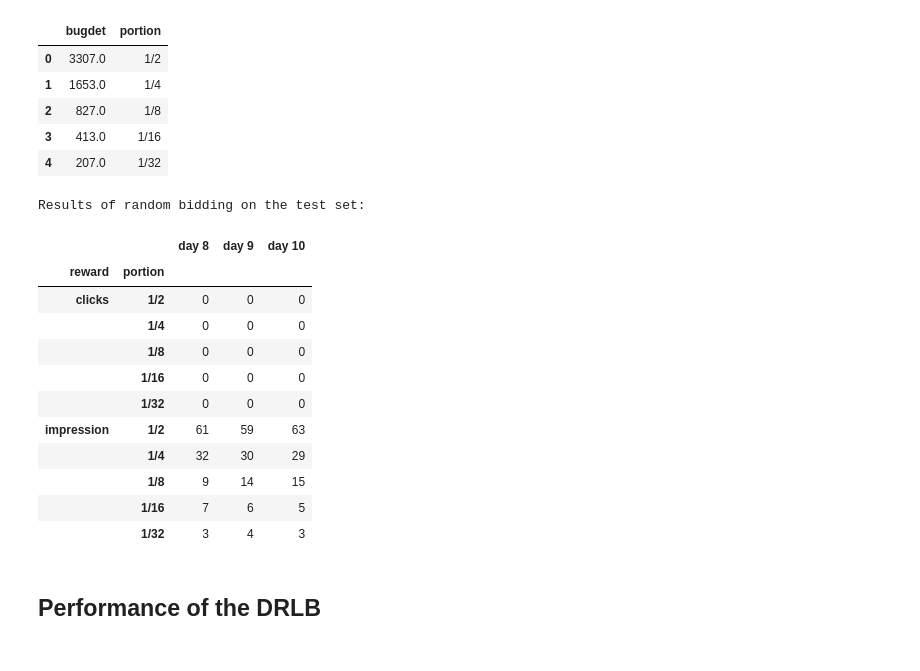
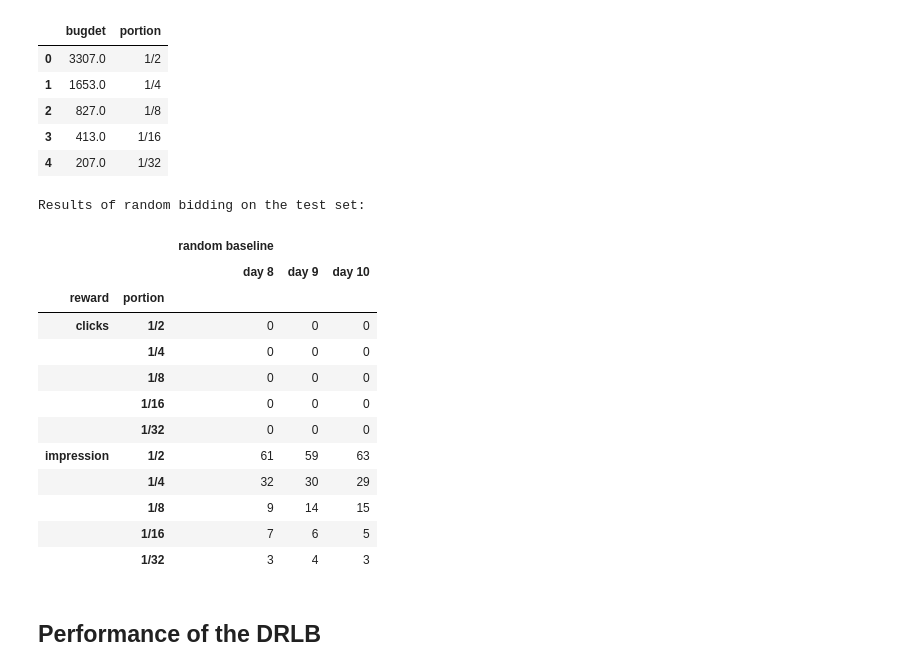
Before and after one commit to aynetdia/Budget_Constrained_Bidding, a Jupyter notebook: Tutorial.ipynb, the cells around one changed output. Drawn from its saved outputs; the diff is of its cells as text; code cells hidden in the pictures.

```diff
--- a/Tutorial.ipynb
+++ b/Tutorial.ipynb
@@ -755,23 +736,24 @@ for budget in episode_budgets:
 # %%
 rand_clicks = []
 rand_imps = []
 for i in range (4,7):
     for j in range(1,6):
         rand_clicks.append(df[(df['wins'] == j) & (df['day'] == i)]['click'].sum())
         rand_imps.append(len(df[(df['wins'] == j) & (df['day'] == i)]))
 
 # Display the results of random bidding
 iterables=[['clicks','impression'],['1/2','1/4','1/8','1/16','1/32']]
 arrays=pd.MultiIndex.from_product(iterables, names=['reward', 'portion'])
 a=pd.Series(rand_clicks[:5] + rand_imps[:5])
 b=pd.Series(rand_clicks[5:10] + rand_imps[5:10])
 c=pd.Series(rand_clicks[10:] + rand_imps[10:])
 display=pd.DataFrame(pd.concat([a,b,c],axis=1).values, index=arrays)
-display.columns=["day 8","day 9","day 10"]
+display.columns=pd.MultiIndex.from_tuples([("random baseline", "day 8"), ("random baseline", "day 9"), ("random baseline", "day 10")])
 print("Results of random bidding on the test set:")
 display
 # %% [output]
 Results of random bidding on the test set:
+|  |  | random baseline |  |  |
 |  |  | day 8 | day 9 | day 10 |
 | reward | portion |  |  |  |
 | clicks | 1/2 | 0 | 0 | 0 |
```
Also changed, not shown: parts of 14 cells of this notebook, 2 other files.
